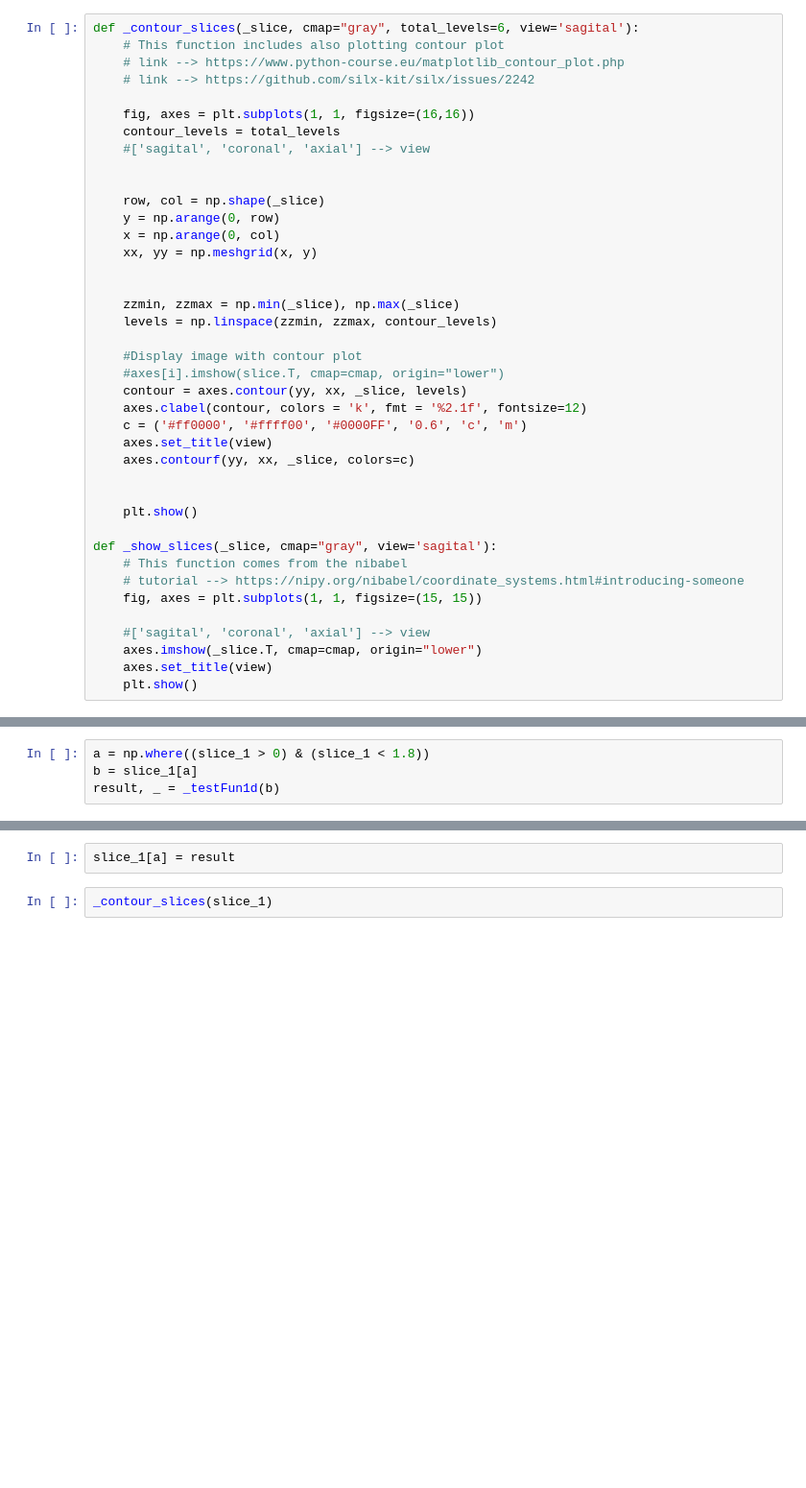
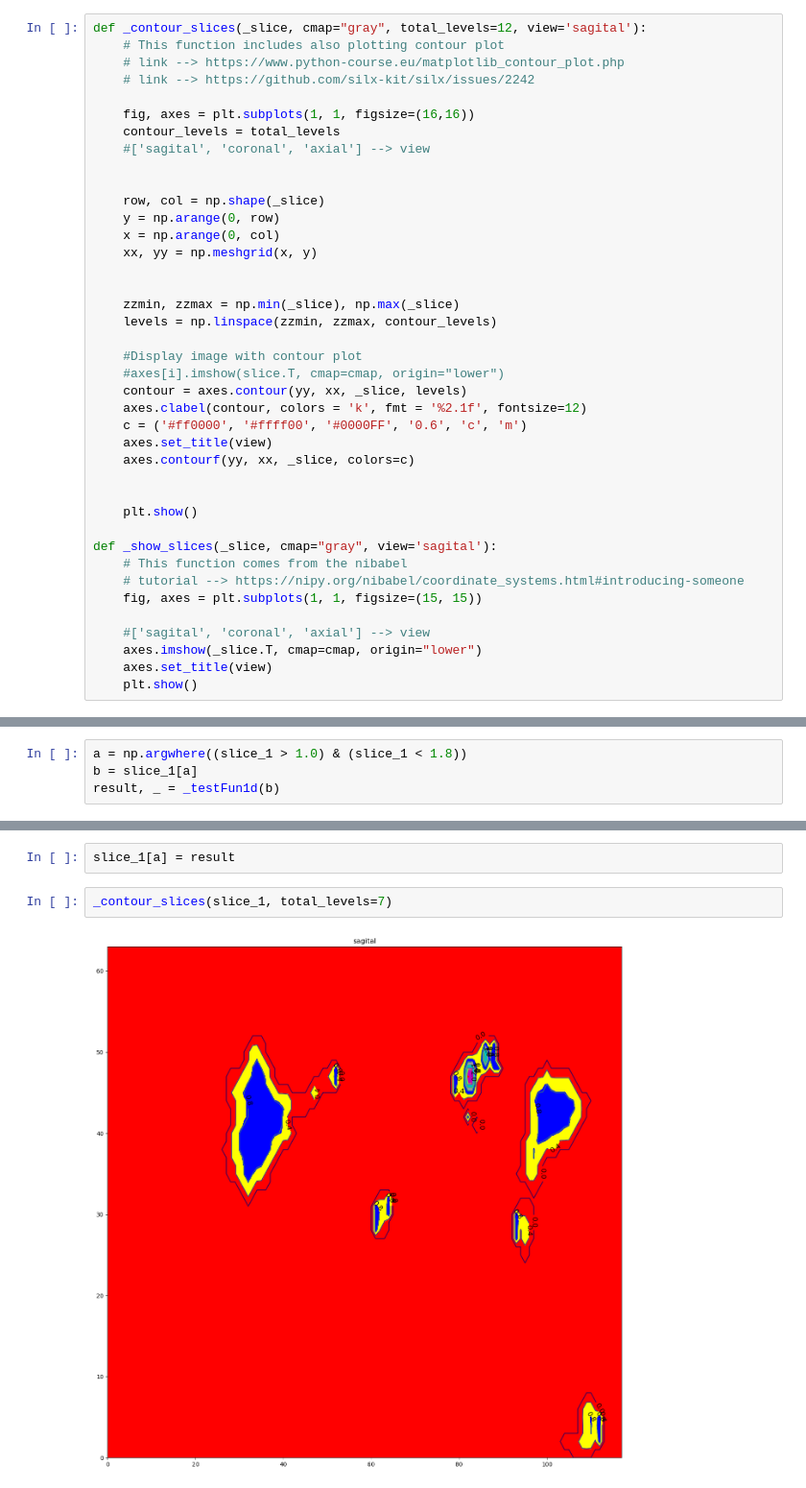
Before and after one commit to ktagen-sudo/amfm_based_distance, a Jupyter notebook: distance_design/dist_optimization.ipynb, the cells around one changed output, grey strips where cells are left out. Shown at 96% size. Saved outputs shown, nothing was run; the diff lists cells and outputs as text; blank space fills up the shorter version.

```diff
--- a/distance_design/dist_optimization.ipynb
+++ b/distance_design/dist_optimization.ipynb
@@ -11,7 +11,7 @@ from helpers import _generate_dist, _lesion_stats, _testFun1d
 
 #%matplotlib inline
 # %%
-def _contour_slices(_slice, cmap="gray", total_levels=6, view='sagital'):
+def _contour_slices(_slice, cmap="gray", total_levels=12, view='sagital'):
     # This function includes also plotting contour plot
     # link --> https://www.python-course.eu/matplotlib_contour_plot.php
     # link --> https://github.com/silx-kit/silx/issues/2242
@@ -139,4 +185,4 @@ np.unique(slice_1)
 # %%
-a = np.where((slice_1 > 0) & (slice_1 < 1.8))
+a = np.argwhere((slice_1 > 1.0) & (slice_1 < 1.8))
 b = slice_1[a]
 result, _ = _testFun1d(b)
@@ -143,7 +209,9 @@ result, _ = _testFun1d(b)
 # %%
 slice_1[a] = result
 # %%
-_contour_slices(slice_1)
+_contour_slices(slice_1, total_levels=7)
+# %% [output]
+[figure, added]
 # %%
 print(np.sum(slice_1))
 origin_slice_1 = _edt[:,50,:]
```
Also changed, not shown: parts of 9 cells of this notebook.
